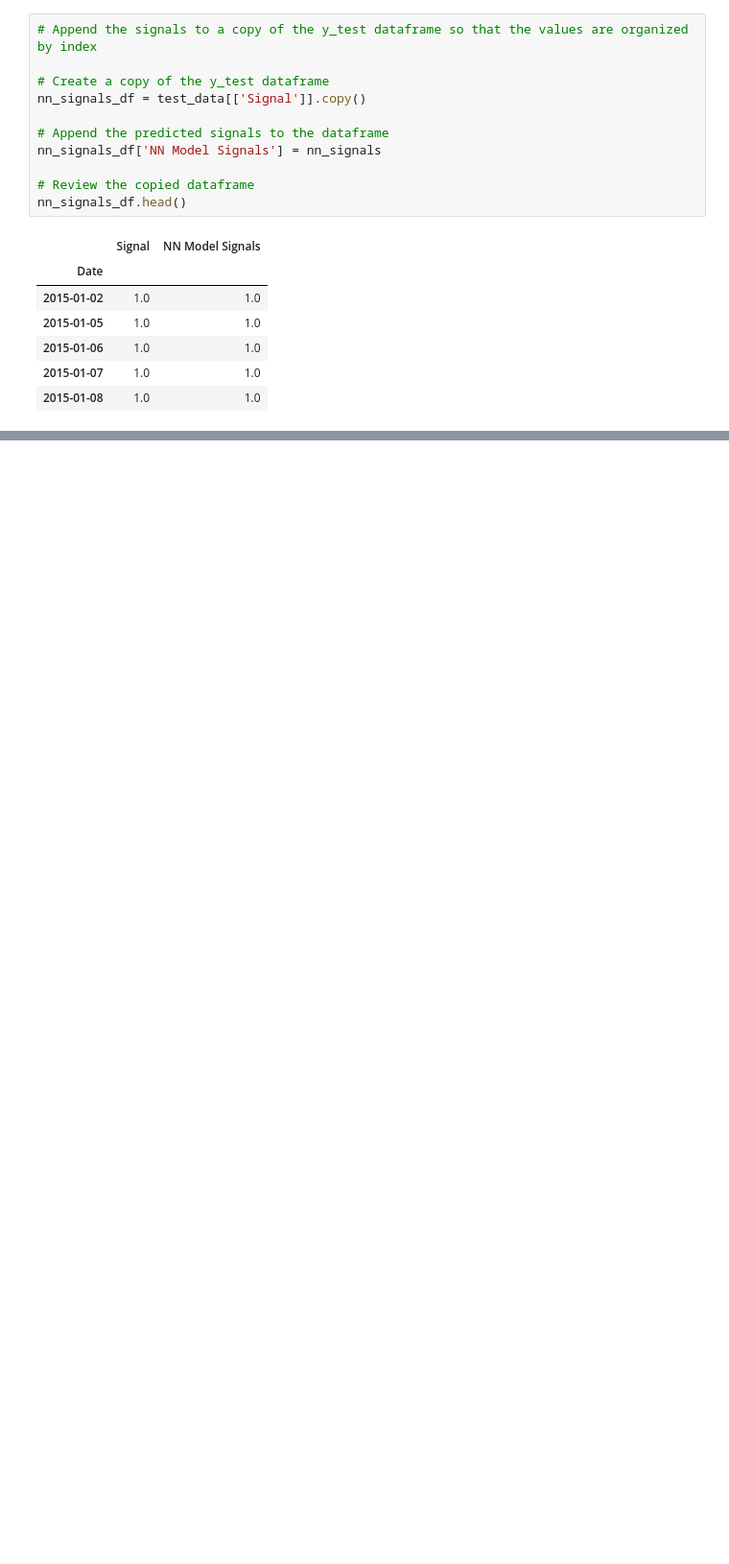
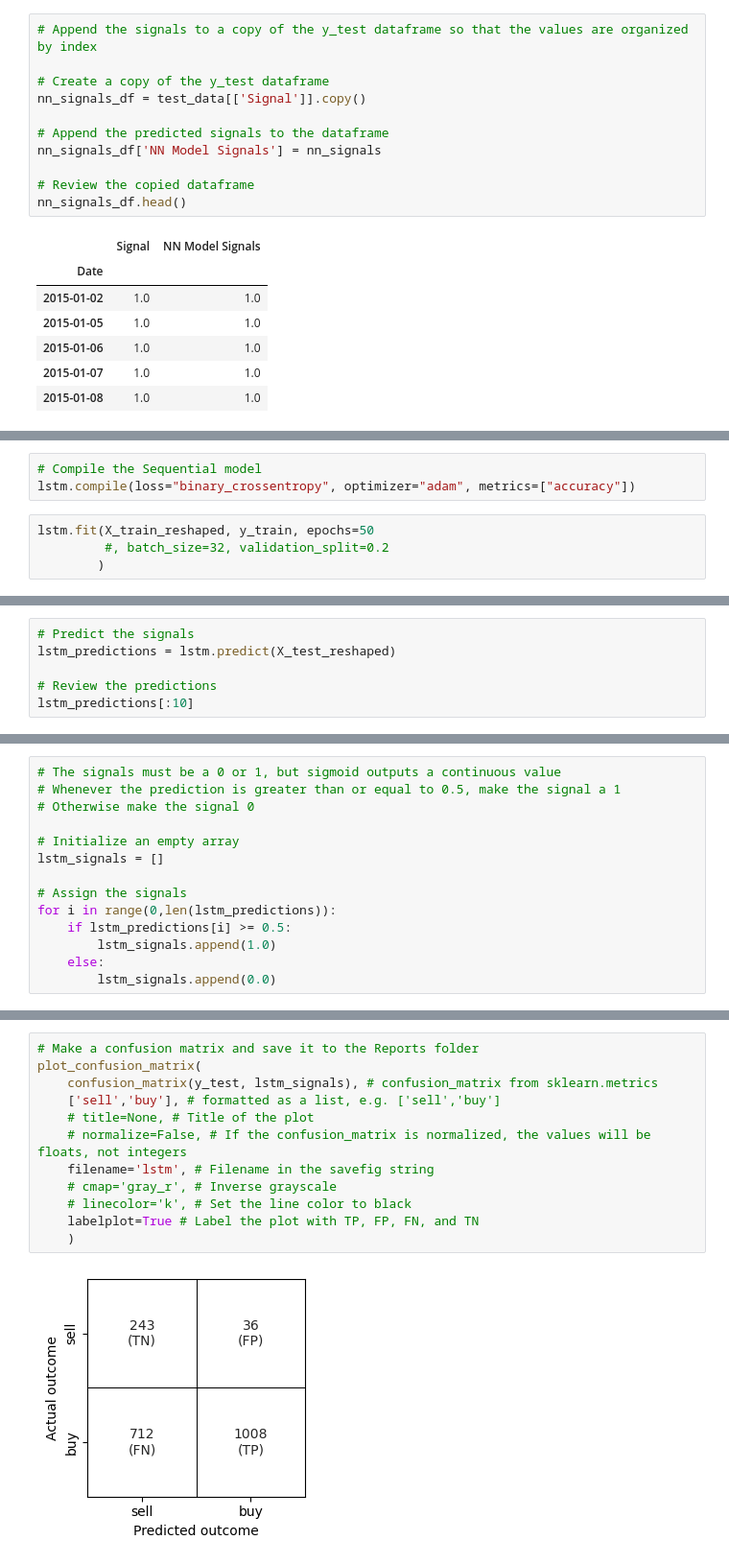
Before and after one commit to Mccalabrese/Neural-Networks-to-Model-the-SP500, a Jupyter notebook: dc_model.ipynb, the cells around one changed output, grey strips where cells are left out. Shown at 96% size. Saved outputs shown, nothing was run; the diff lists cells and outputs as text; blank space fills up the shorter version.

```diff
--- a/dc_model.ipynb
+++ b/dc_model.ipynb
@@ -1264,0 +1353,7 @@ trading_signals_df.head()
+# %%
+# Compile the Sequential model
+lstm.compile(loss="binary_crossentropy", optimizer="adam", metrics=["accuracy"])
+# %%
+lstm.fit(X_train_reshaped, y_train, epochs=50
+         #, batch_size=32, validation_split=0.2
+        )
@@ -1264,0 +1388,6 @@ trading_signals_df.head()
+# %%
+# Predict the signals
+lstm_predictions = lstm.predict(X_test_reshaped)
+
+# Review the predictions
+lstm_predictions[:10]
@@ -1264,0 +1406,14 @@ trading_signals_df.head()
+# %%
+# The signals must be a 0 or 1, but sigmoid outputs a continuous value
+# Whenever the prediction is greater than or equal to 0.5, make the signal a 1
+# Otherwise make the signal 0
+
+# Initialize an empty array
+lstm_signals = []
+
+# Assign the signals
+for i in range(0,len(lstm_predictions)):
+    if lstm_predictions[i] >= 0.5:
+        lstm_signals.append(1.0)
+    else:
+        lstm_signals.append(0.0)
@@ -1264,0 +1427,14 @@ trading_signals_df.head()
+# %%
+# Make a confusion matrix and save it to the Reports folder
+plot_confusion_matrix(
+    confusion_matrix(y_test, lstm_signals), # confusion_matrix from sklearn.metrics
+    ['sell','buy'], # formatted as a list, e.g. ['sell','buy']
+    # title=None, # Title of the plot
+    # normalize=False, # If the confusion_matrix is normalized, the values will be floats, not integers
+    filename='lstm', # Filename in the savefig string
+    # cmap='gray_r', # Inverse grayscale
+    # linecolor='k', # Set the line color to black
+    labelplot=True # Label the plot with TP, FP, FN, and TN
+    )
+# %% [output]
+[figure, added]
```
Also changed, not shown: parts of 34 cells of this notebook, 4 other files.
